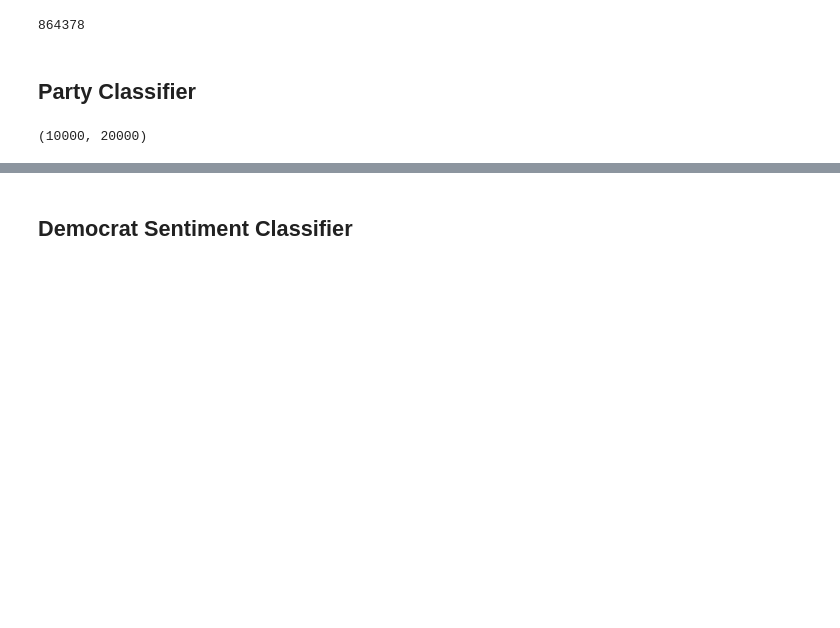
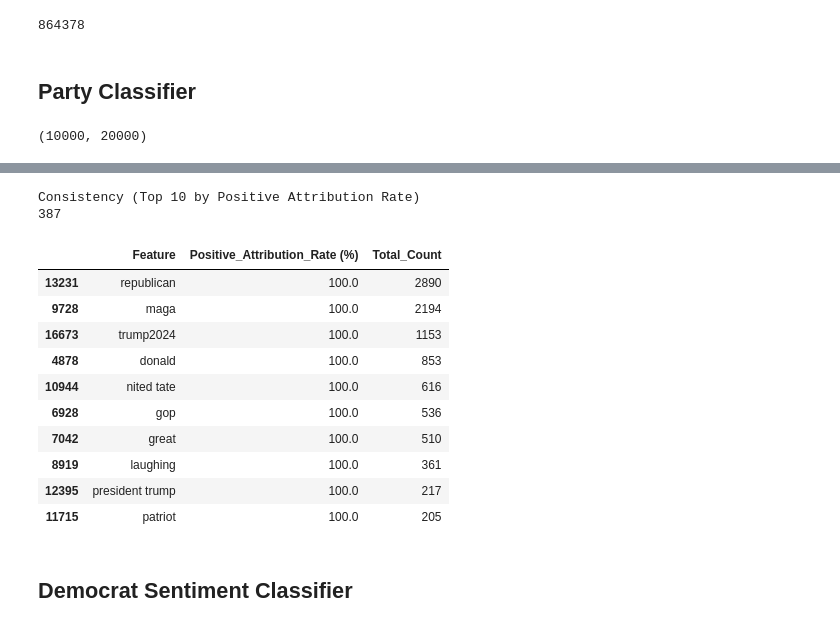
Before and after one commit to Birkbeck/msc-project-source-code-files-24-25-tayyib-saddique, a Jupyter notebook: x_processing/shap.ipynb, the cells around one changed output, grey strips where cells are left out. Saved outputs shown, nothing was run; the diff lists cells and outputs as text; code cells hidden in the pictures; blank space fills up the shorter version.

```diff
--- a/x_processing/shap.ipynb
+++ b/x_processing/shap.ipynb
@@ -53,0 +54,4 @@ shap.summary_plot(
+# %%
+target_shap_values = np.array(shap_values)
+
+print(f"Target SHAP matrix shape being used: {target_shap_values.shape}")
@@ -54,3 +120,45 @@ shap.summary_plot(
+# %%
+# Measures what percentage of the time a feature's presence drives the prediction positively.
+print("Consistency (Top 10 by Positive Attribution Rate)")
+
+consistency_data = []
+
+for j, feature in enumerate(feature_names):
+
+    feature_present_data = X_sample_dense[:, j]
+    feature_present_mask = feature_present_data > 0
+    total_present_count = np.sum(feature_present_mask)
+
+    if total_present_count > 0:
+        positive_impact_mask = target_shap_values[:, j] > 0
+        positive_attribution_count = np.sum(feature_present_mask & positive_impact_mask)
+        consistency = (positive_attribution_count / total_present_count) * 100
+        consistency_data.append({
+            'Feature': feature,
+            'Positive_Attribution_Rate (%)': consistency,
+            'Total_Count': total_present_count # useful for context
+        })
+
+consistency_df = pd.DataFrame(consistency_data).sort_values(
+    by=['Positive_Attribution_Rate (%)', 'Total_Count'], ascending=False)
+
+print(len(consistency_df[consistency_df['Positive_Attribution_Rate (%)'] == 100]))
+# Display features that are highly consistent (near 100%) and appeared at least 50 times
+consistency_df[consistency_df['Total_Count'] >= 50].head(10)
+# %% [output]
+Consistency (Top 10 by Positive Attribution Rate)
+387
+|  | Feature | Positive_Attribution_Rate (%) | Total_Count |
+| 13231 | republican | 100.0 | 2890 |
+| 9728 | maga | 100.0 | 2194 |
+| 16673 | trump2024 | 100.0 | 1153 |
+| 4878 | donald | 100.0 | 853 |
+| 10944 | nited tate | 100.0 | 616 |
+| 6928 | gop | 100.0 | 536 |
+| 7042 | great | 100.0 | 510 |
+| 8919 | laughing | 100.0 | 361 |
+| 12395 | president trump | 100.0 | 217 |
+| 11715 | patriot | 100.0 | 205 |
 # %% [markdown]
 ## Democrat Sentiment Classifier
 # %%
```
Also changed, not shown: parts of 11 cells of this notebook.
